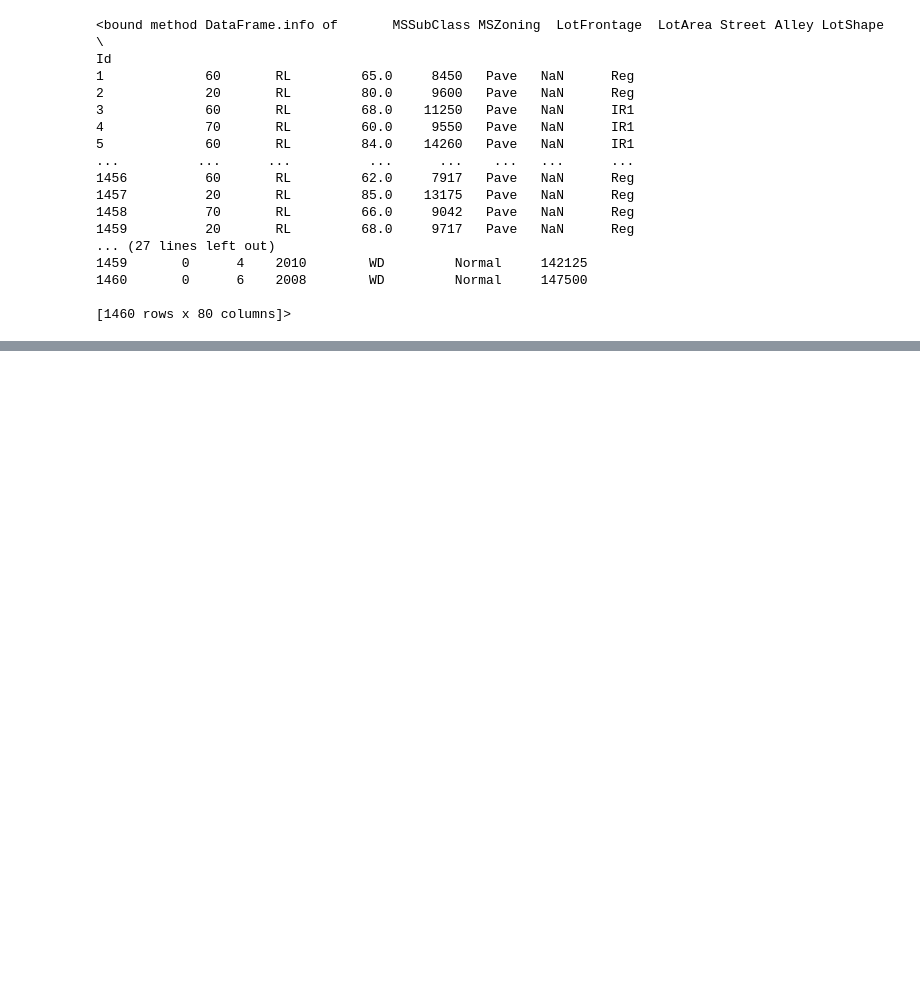
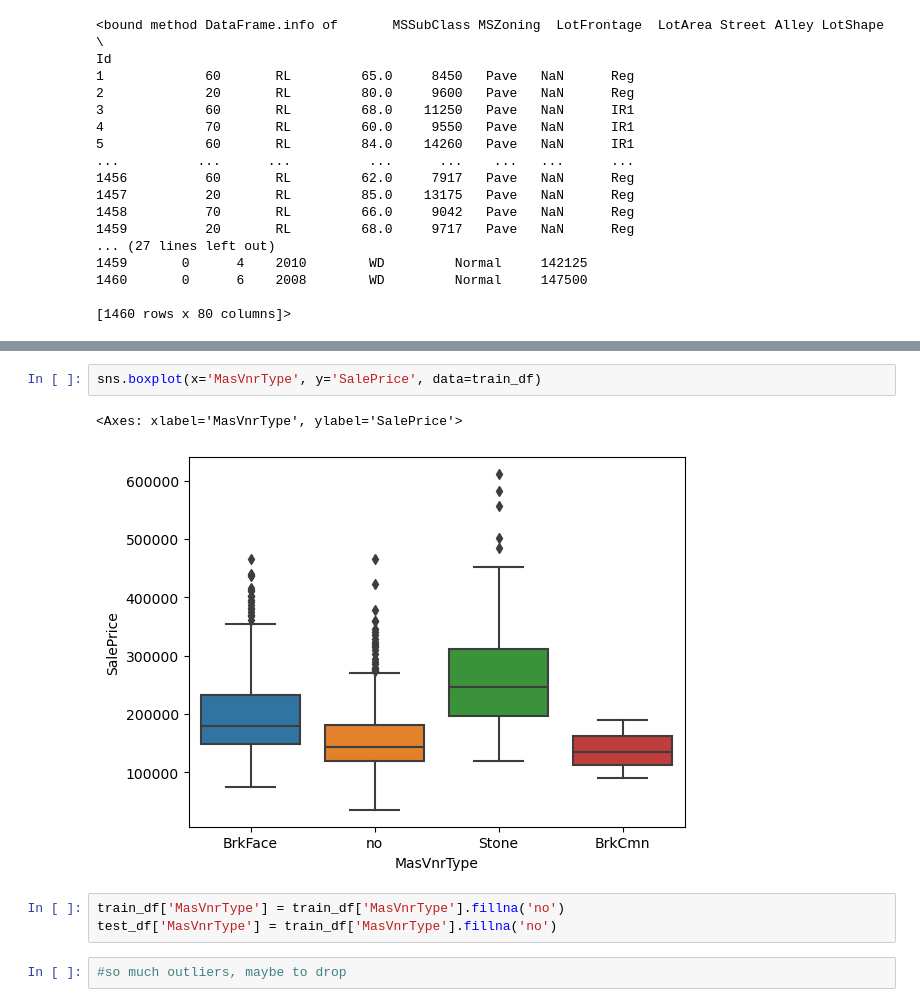
Before and after one commit to mjedrzejowski2/House_predict, a Jupyter notebook: House_price_project.ipynb, the cells around one changed output, grey strips where cells are left out. Cells and saved outputs as stored; diff of their text form; blank space fills up the shorter version.

```diff
--- a/House_price_project.ipynb
+++ b/House_price_project.ipynb
@@ -724,0 +812,10 @@ array([ True,  True,  True, ...,  True,  True,  True])
+# %%
+sns.boxplot(x='MasVnrType', y='SalePrice', data=train_df)
+# %% [output]
+<Axes: xlabel='MasVnrType', ylabel='SalePrice'>
+[figure, added]
+# %%
+train_df['MasVnrType'] = train_df['MasVnrType'].fillna('no')
+test_df['MasVnrType'] = train_df['MasVnrType'].fillna('no')
+# %%
+#so much outliers, maybe to drop
```
Also changed, not shown: parts of 33 cells of this notebook.
